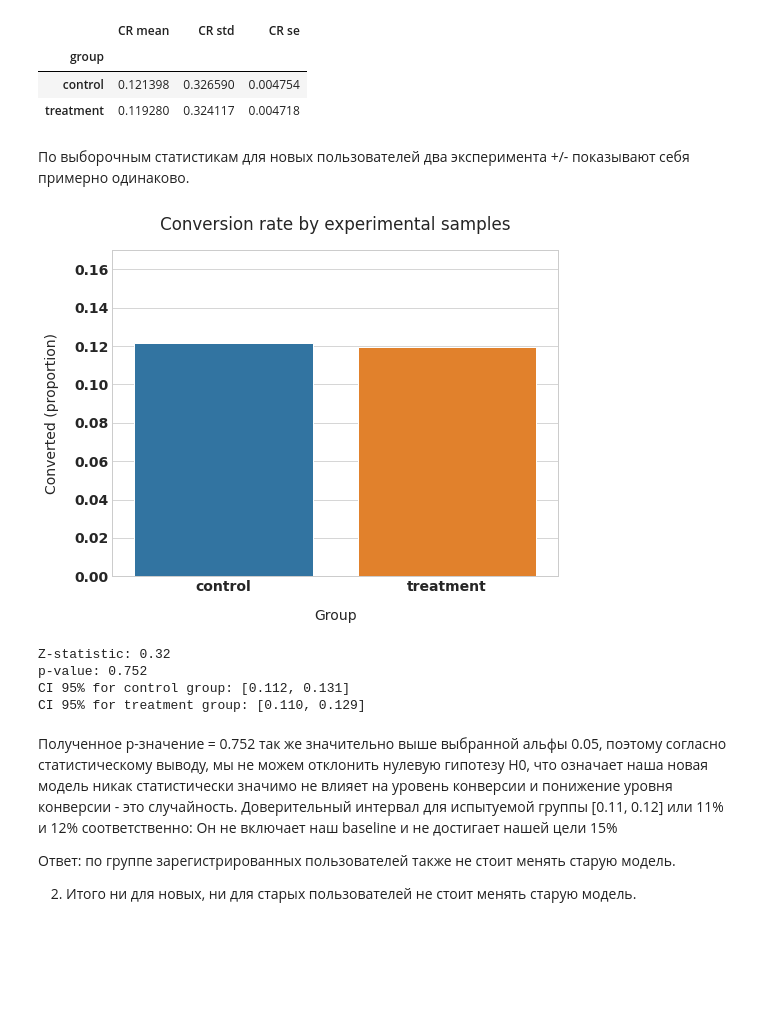
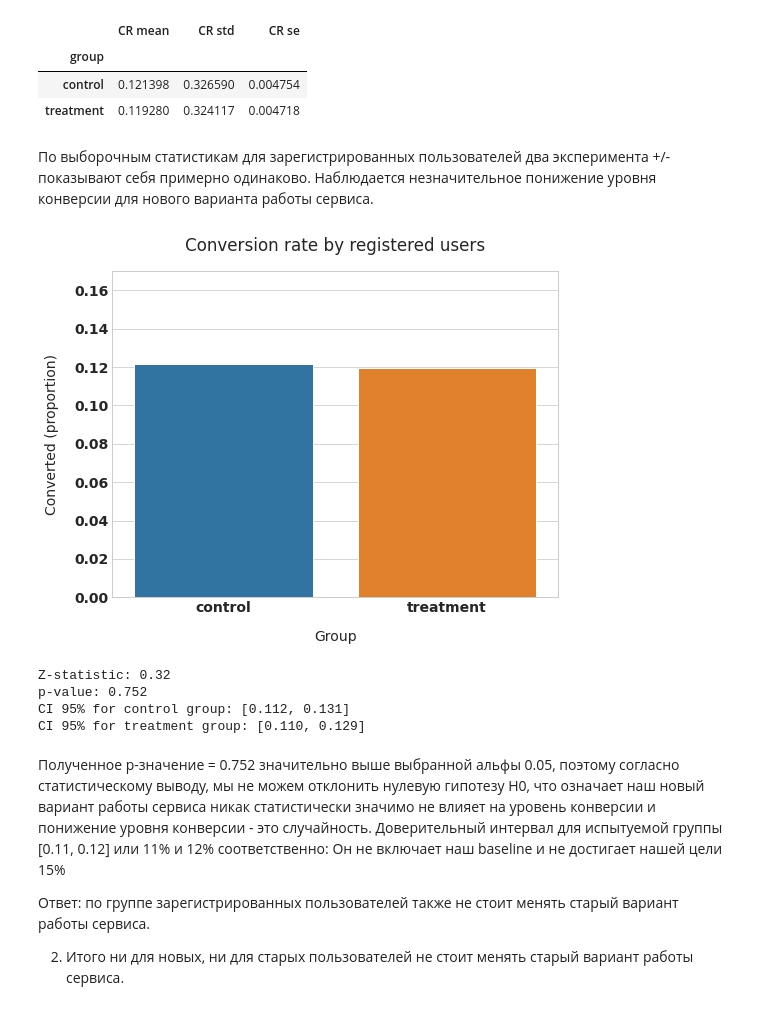
Before and after one commit to helenprokonina/module2_homework, a Jupyter notebook: ab_test_inference_solution.ipynb, the cells around one changed output. Saved outputs shown, nothing was run; the diff lists cells and outputs as text; code cells hidden in the pictures; blank space fills up the shorter version.

```diff
--- a/ab_test_inference_solution.ipynb
+++ b/ab_test_inference_solution.ipynb
@@ -281,16 +281,16 @@ conversion_rates
 | control | 0.121398 | 0.326590 | 0.004754 |
 | treatment | 0.119280 | 0.324117 | 0.004718 |
 # %% [markdown]
-По выборочным статистикам для новых пользователей два эксперимента +/- показывают себя примерно одинаково.
+По выборочным статистикам для зарегистрированных пользователей два эксперимента +/- показывают себя примерно одинаково. Наблюдается незначительное понижение уровня конверсии для нового варианта работы сервиса.
 # %%
 plt.figure(figsize=(8, 6));
 sns.barplot(x=ab_df_reg_users['group'], y=ab_df_reg_users['converted'], ci=False);
 plt.ylim(0, 0.17);
-plt.title('Conversion rate by experimental samples', pad=20)
+plt.title('Conversion rate by registered users', pad=20)
 plt.xlabel('Group', labelpad=15);
 plt.ylabel('Converted (proportion)', labelpad=15);
 # %% [output]
-[figure, old version]
+[figure, new version]
 # %%
 from statsmodels.stats.proportion import proportions_ztest, proportion_confint
 
@@ -315,8 +315,8 @@ p-value: 0.752
 CI 95% for control group: [0.112, 0.131]
 CI 95% for treatment group: [0.110, 0.129]
 # %% [markdown]
-Полученное p-значение = 0.752 так же значительно выше выбранной альфы 0.05, поэтому согласно статистическому выводу, мы не можем отклонить нулевую гипотезу H0, что означает наша новая модель никак статистически значимо не влияет на уровень конверсии и понижение уровня конверсии - это случайность. Доверительный интервал для испытуемой группы [0.11, 0.12] или 11% и 12% соответственно: Он не включает наш baseline и не достигает нашей цели 15%
+Полученное p-значение = 0.752 значительно выше выбранной альфы 0.05, поэтому согласно статистическому выводу, мы не можем отклонить нулевую гипотезу H0, что означает наш новый вариант работы сервиса никак статистически значимо не влияет на уровень конверсии и понижение уровня конверсии - это случайность. Доверительный интервал для испытуемой группы [0.11, 0.12] или 11% и 12% соответственно: Он не включает наш baseline и не достигает нашей цели 15%
 
-Ответ: по группе зарегистрированных пользователей также не стоит менять старую модель.
+Ответ: по группе зарегистрированных пользователей также не стоит менять старый вариант работы сервиса.
 
-2. Итого ни для новых, ни для старых пользователей не стоит менять старую модель.
+2. Итого ни для новых, ни для старых пользователей не стоит менять старый вариант работы сервиса.
```
Also changed, not shown: parts of 8 cells of this notebook, 1 other file.
